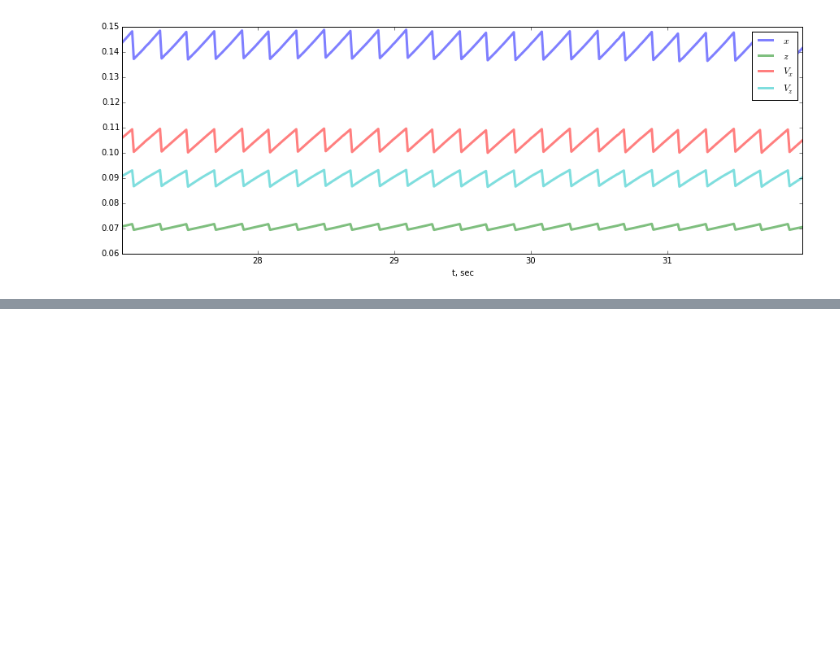
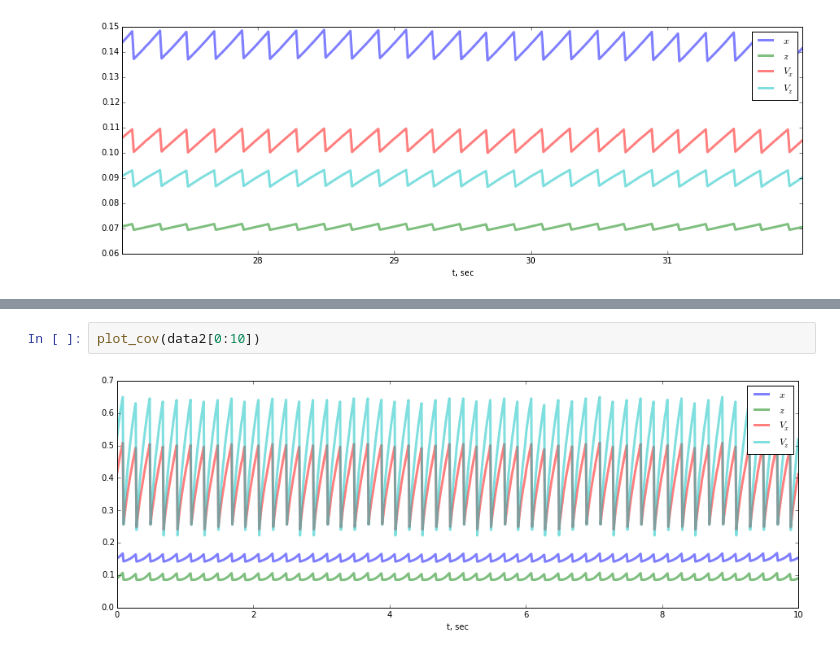
Before and after one commit to dronecrew/px4tools, a Jupyter notebook: notebooks/Sensor Statistics.ipynb, the cells around one changed output, grey strips where cells are left out. Saved outputs shown, nothing was run; the diff lists cells and outputs as text; blank space fills up the shorter version.

```diff
--- a/notebooks/Sensor Statistics.ipynb
+++ b/notebooks/Sensor Statistics.ipynb
@@ -162,0 +165,4 @@ cov_analysis(data_ground)
+# %%
+plot_cov(data2[0:10])
+# %% [output]
+[figure, added]
```
Also changed, not shown: parts of 15 cells of this notebook, 5 other files.
